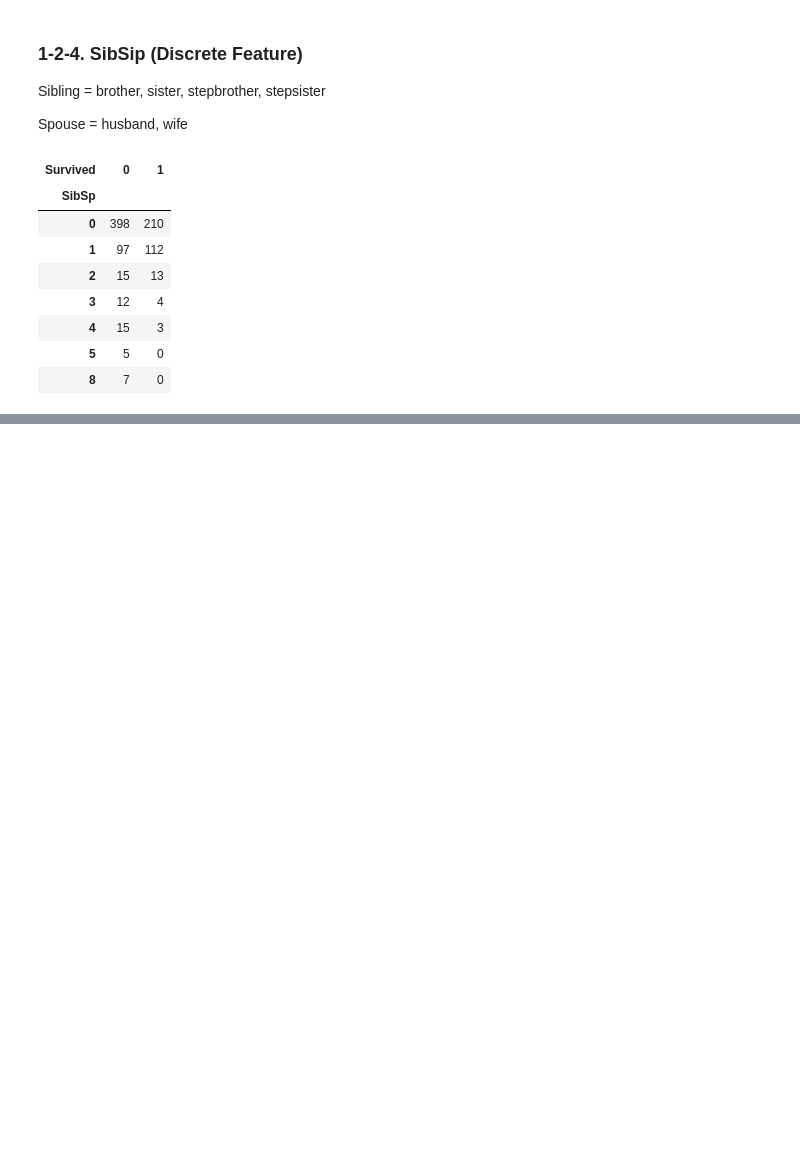
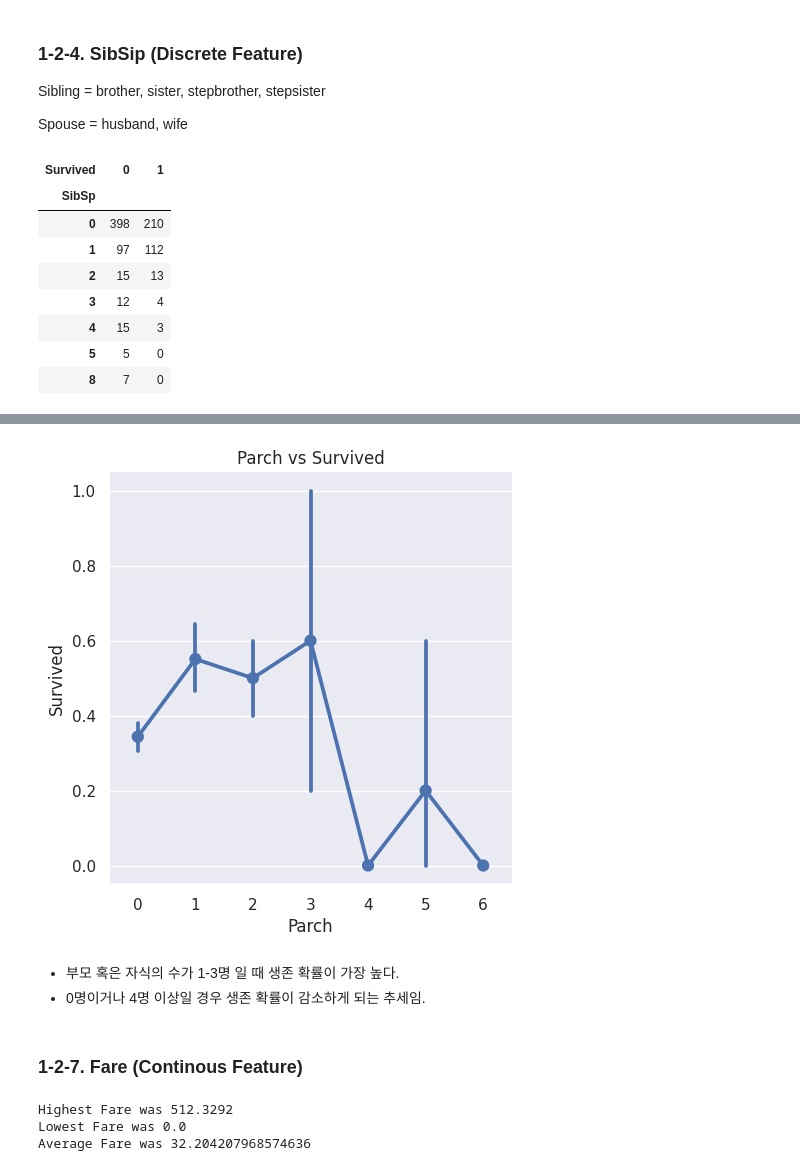
Before and after one commit to yeonduhaeyo/kaggle, a Jupyter notebook: 2-eda-to-prediction-dietanic.ipynb, the cells around one changed output, grey strips where cells are left out. Saved outputs shown, nothing was run; the diff lists cells and outputs as text; code cells hidden in the pictures; blank space fills up the shorter version.

```diff
--- a/2-eda-to-prediction-dietanic.ipynb
+++ b/2-eda-to-prediction-dietanic.ipynb
@@ -307,0 +366,19 @@ pd.crosstab([data.SibSp],data.Survived).style.background_gradient(cmap='summer_r
+# %%
+sns.catplot(x='Parch',y='Survived',data=data,kind='point')
+plt.title('Parch vs Survived')
+plt.show()
+# %% [output]
+[figure, added]
+# %% [markdown]
+- 부모 혹은 자식의 수가 1-3명 일 때 생존 확률이 가장 높다.
+- 0명이거나 4명 이상일 경우 생존 확률이 감소하게 되는 추세임.
+# %% [markdown]
+### 1-2-7. Fare (Continous Feature)
+# %%
+print('Highest Fare was',data['Fare'].max())
+print('Lowest Fare was',data['Fare'].min())
+print('Average Fare was',data['Fare'].mean())
+# %% [output]
+Highest Fare was 512.3292
+Lowest Fare was 0.0
+Average Fare was 32.204207968574636
```
Also changed, not shown: parts of 20 cells of this notebook.
